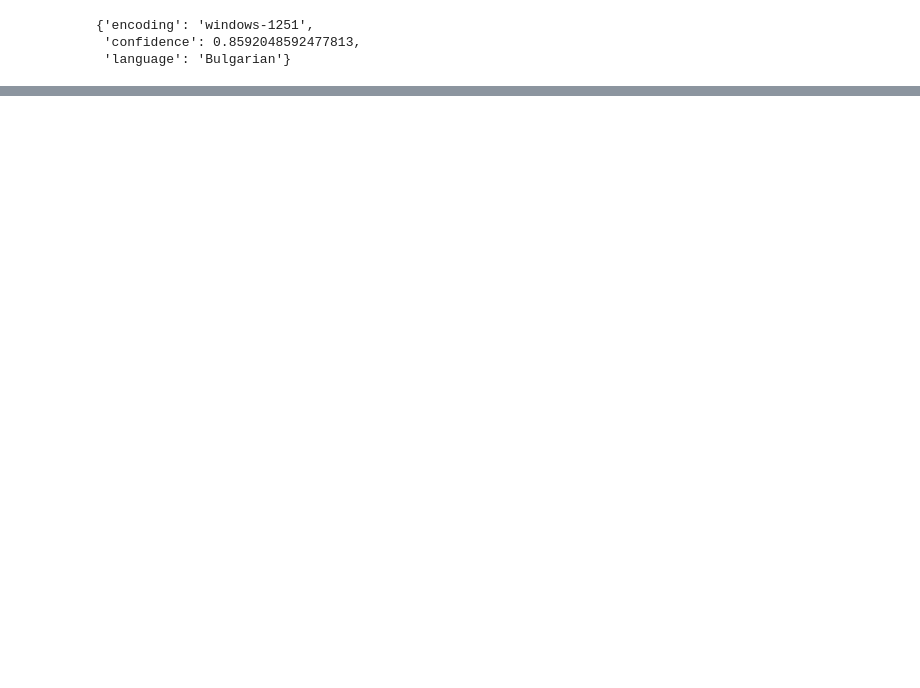
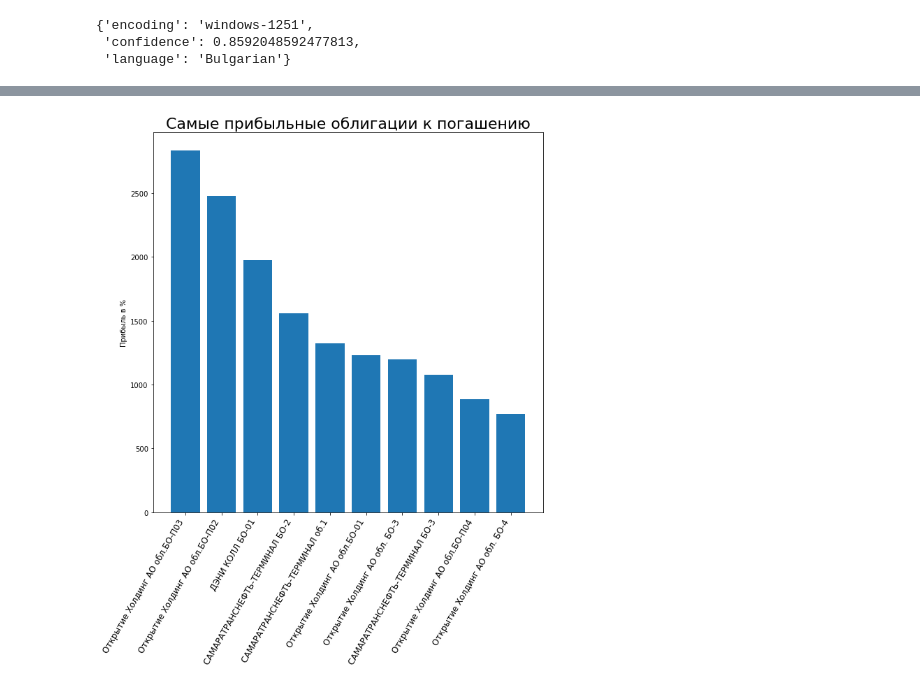
Before and after one commit to pavelzylkov/sber_da, a Jupyter notebook: final project/final_project.ipynb, the cells around one changed output, grey strips where cells are left out. Drawn from its saved outputs; the diff is of its cells as text; code cells hidden in the pictures; blank space fills up the shorter version.

```diff
--- a/final project/final_project.ipynb
+++ b/final project/final_project.ipynb
@@ -182,0 +136,12 @@ plt.legend();
+# %%
+fig, ax = plt.subplots(figsize = (10, 10))
+top_profit = df_rub.sort_values(by='PROFIT', ascending=False).head(10)
+ax.bar(top_profit['NAME'], top_profit['PROFIT'])
+ax.set_xticklabels(top_profit['NAME'], rotation=60, horizontalalignment='right', fontsize='12')
+
+ax.set_title('Самые прибыльные облигации к погашению', fontsize=22)
+ax.set_ylabel('Прибыль в %')
+
+plt.show()
+# %% [output]
+[figure, added]
```
Also changed, not shown: parts of 29 cells of this notebook.
